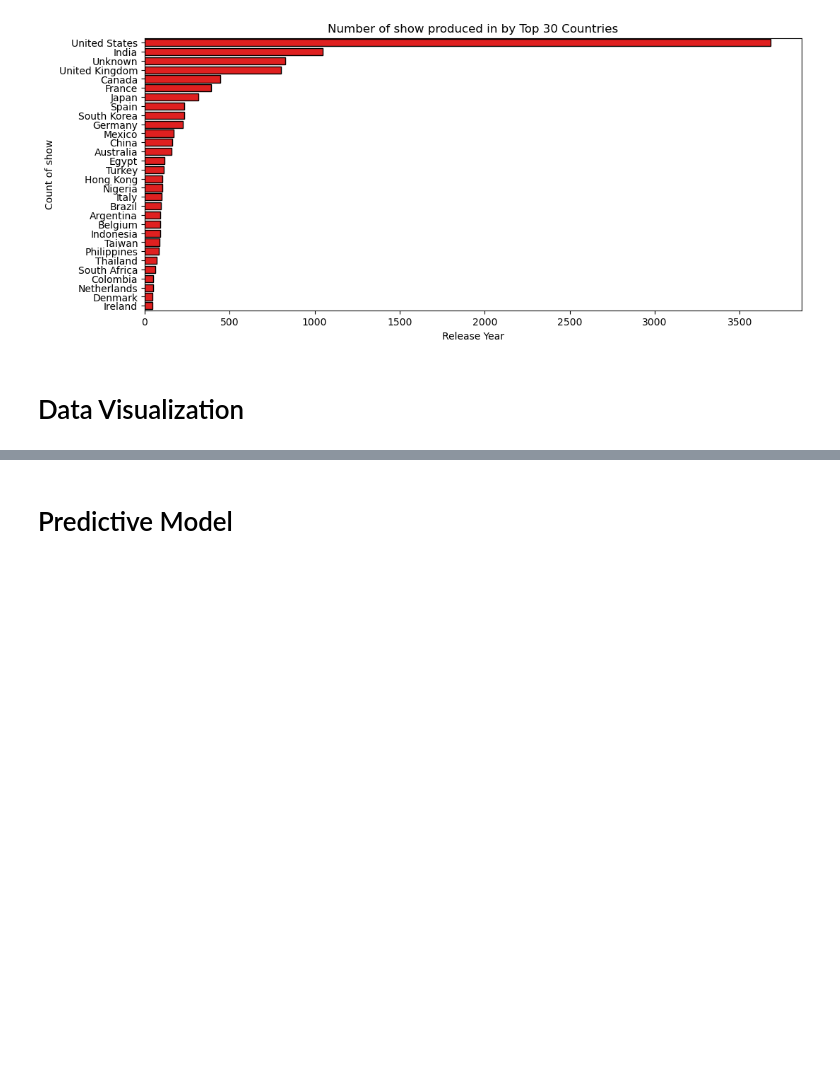
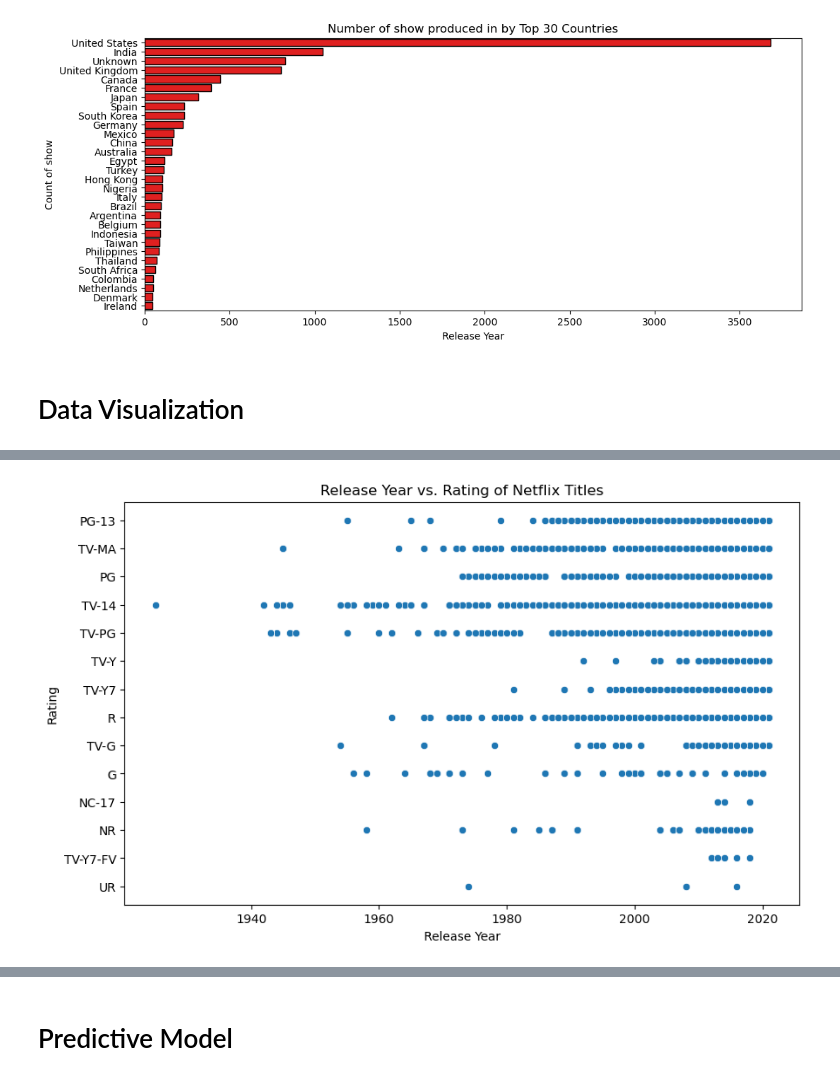
Before and after one commit to GrantCa24/DA_Group6-Final_Project, a Jupyter notebook: Project-Netflix_Visualization.ipynb, the cells around one changed output, grey strips where cells are left out. Saved outputs shown, nothing was run; the diff lists cells and outputs as text; code cells hidden in the pictures; blank space fills up the shorter version.

```diff
--- a/Project-Netflix_Visualization.ipynb
+++ b/Project-Netflix_Visualization.ipynb
@@ -470,0 +501,10 @@ plt.show()
+# %%
+# Release Year vs. Rating
+plt.figure(figsize=(10, 6))
+sns.scatterplot(x='release_year', y='rating', data=netflix)
+plt.title('Release Year vs. Rating of Netflix Titles')
+plt.xlabel('Release Year')
+plt.ylabel('Rating')
+plt.show()
+# %% [output]
+[figure, added]
```
Also changed, not shown: parts of 4 cells of this notebook.
